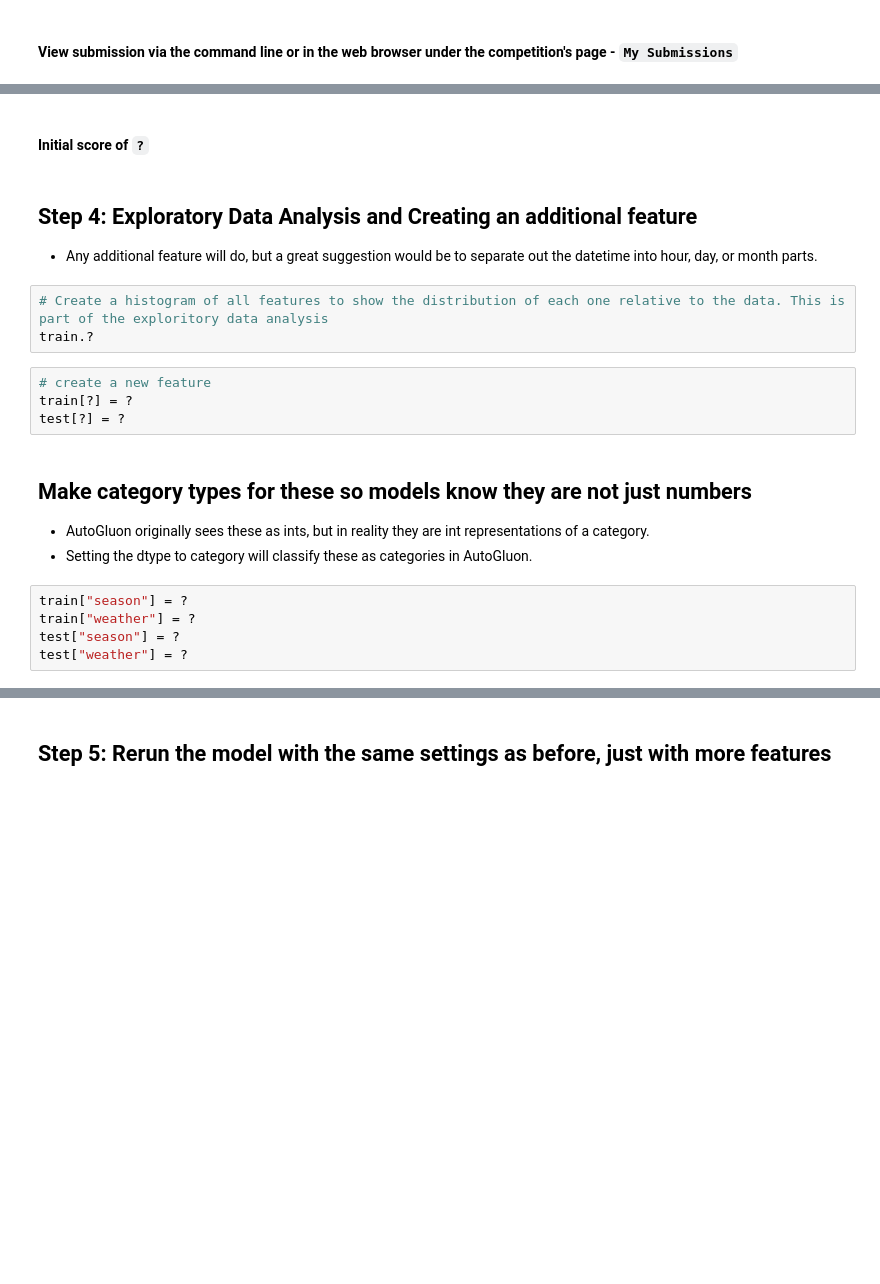
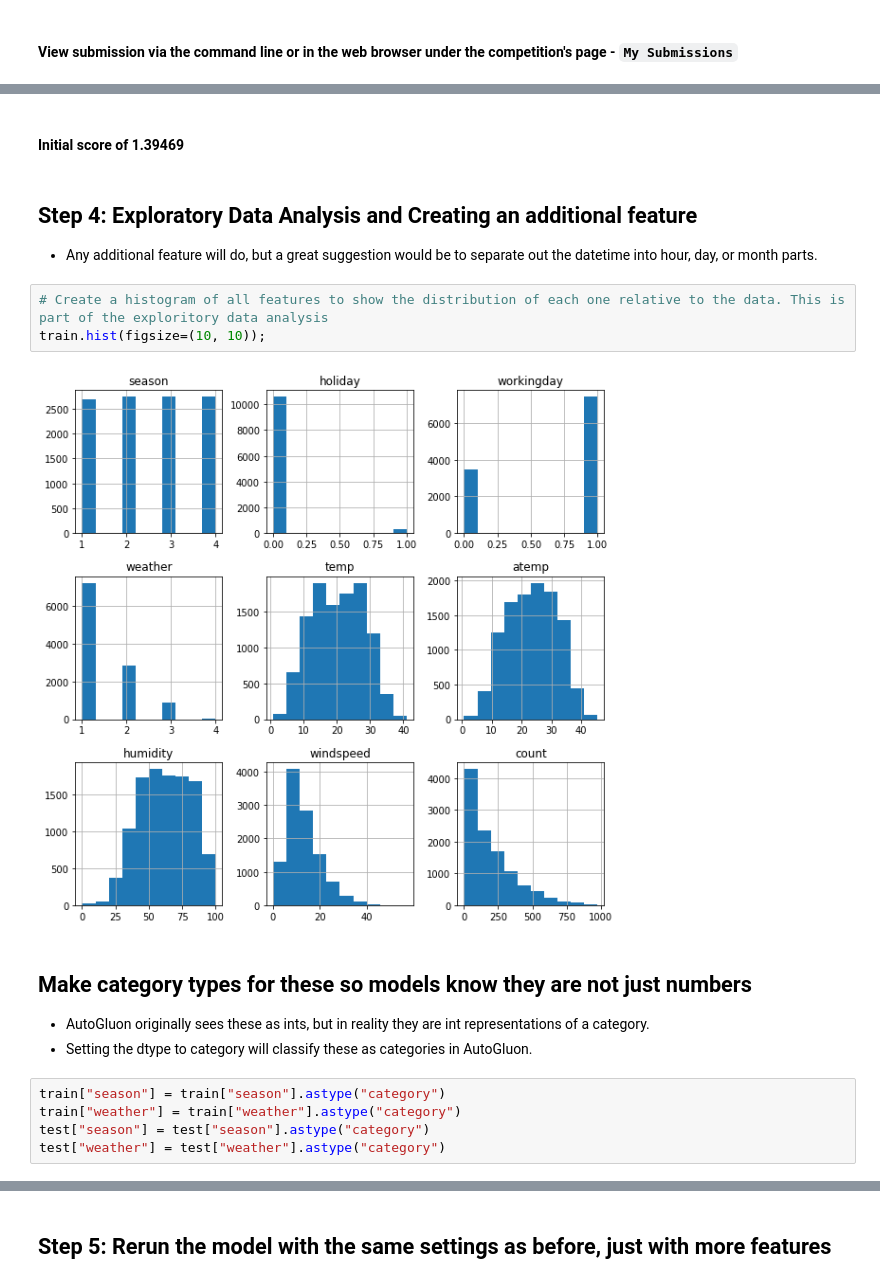
Before and after one commit to apolanco3225/Predict-Bike-Sharing-Demand-with-AutoGluon-Template-, a Jupyter notebook: project-template.ipynb, the cells around one changed output, grey strips where cells are left out. Cells and saved outputs as stored; diff of their text form; blank space fills up the shorter version.

```diff
--- a/project-template.ipynb
+++ b/project-template.ipynb
@@ -163,24 +342,22 @@ submission.to_csv("submission.csv", index=False)
 # %% [markdown]
-#### Initial score of `?`
+#### Initial score of 1.39469
 # %% [markdown]
 ## Step 4: Exploratory Data Analysis and Creating an additional feature
 * Any additional feature will do, but a great suggestion would be to separate out the datetime into hour, day, or month parts.
 # %%
 # Create a histogram of all features to show the distribution of each one relative to the data. This is part of the exploritory data analysis
-train.?
+train.hist(figsize=(10, 10));
+# %% [output]
+[figure, added]
-# %%
-# create a new feature
-train[?] = ?
-test[?] = ?
 # %% [markdown]
 ## Make category types for these so models know they are not just numbers
 * AutoGluon originally sees these as ints, but in reality they are int representations of a category.
 * Setting the dtype to category will classify these as categories in AutoGluon.
 # %%
-train["season"] = ?
-train["weather"] = ?
-test["season"] = ?
-test["weather"] = ?
+train["season"] = train["season"].astype("category")
+train["weather"] = train["weather"].astype("category")
+test["season"] = test["season"].astype("category")
+test["weather"] = test["weather"].astype("category")
 # %%
 # View are new feature
 train.head()
```
Also changed, not shown: parts of 52 cells of this notebook.
